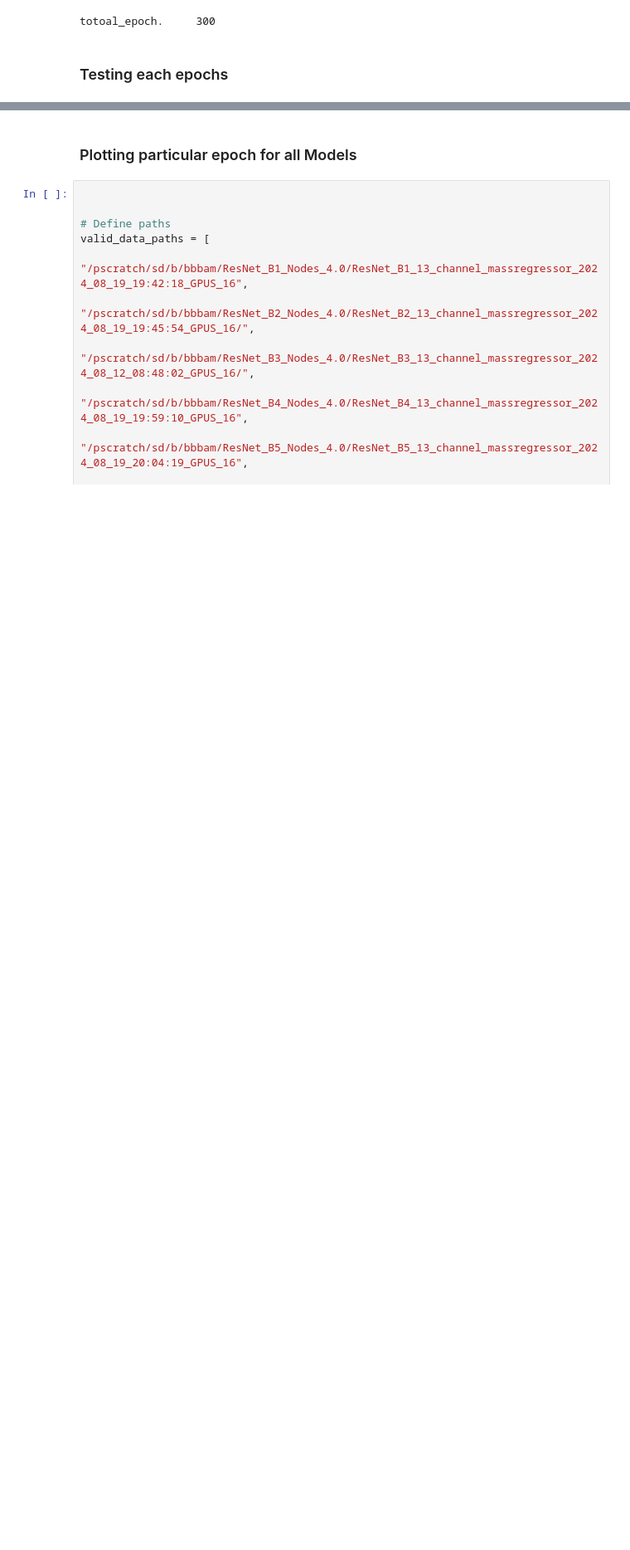
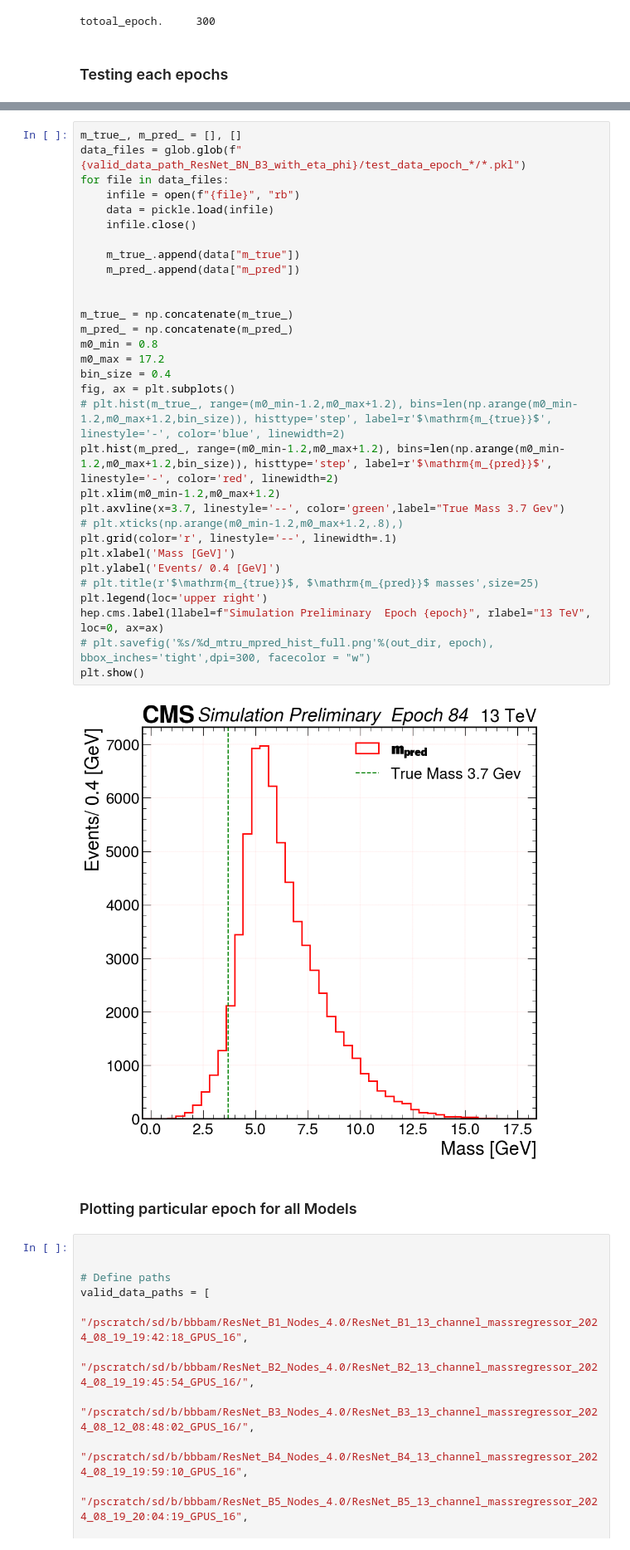
Before and after one commit to bhbam/H_AA_CLuster_jupyter_notebooks, a Jupyter notebook: PL_mass_regression_multi_node_multi_gpu_h5.ipynb, the cells around one changed output, grey strips where cells are left out. Shown at 83% size. Cells and saved outputs as stored; diff of their text form; blank space fills up the shorter version.

```diff
--- a/PL_mass_regression_multi_node_multi_gpu_h5.ipynb
+++ b/PL_mass_regression_multi_node_multi_gpu_h5.ipynb
@@ -106,3 +110,36 @@ for epoch in range(300,301):
+# %%
+m_true_, m_pred_ = [], []
+data_files = glob.glob(f"{valid_data_path_ResNet_BN_B3_with_eta_phi}/test_data_epoch_*/*.pkl")
+for file in data_files:
+    infile = open(f"{file}", "rb")
+    data = pickle.load(infile)
+    infile.close()
+
+    m_true_.append(data["m_true"])
+    m_pred_.append(data["m_pred"])
+
+
+m_true_ = np.concatenate(m_true_)
+m_pred_ = np.concatenate(m_pred_)
+m0_min = 0.8
+m0_max = 17.2
+bin_size = 0.4
+fig, ax = plt.subplots()
+# plt.hist(m_true_, range=(m0_min-1.2,m0_max+1.2), bins=len(np.arange(m0_min-1.2,m0_max+1.2,bin_size)), histtype='step', label=r'$\mathrm{m_{true}}$', linestyle='-', color='blue', linewidth=2)
+plt.hist(m_pred_, range=(m0_min-1.2,m0_max+1.2), bins=len(np.arange(m0_min-1.2,m0_max+1.2,bin_size)), histtype='step', label=r'$\mathrm{m_{pred}}$', linestyle='-', color='red', linewidth=2)
+plt.xlim(m0_min-1.2,m0_max+1.2)
+plt.axvline(x=3.7, linestyle='--', color='green',label="True Mass 3.7 Gev")
+# plt.xticks(np.arange(m0_min-1.2,m0_max+1.2,.8),)
+plt.grid(color='r', linestyle='--', linewidth=.1)
+plt.xlabel('Mass [GeV]')
+plt.ylabel('Events/ 0.4 [GeV]')
+# plt.title(r'$\mathrm{m_{true}}$, $\mathrm{m_{pred}}$ masses',size=25)
+plt.legend(loc='upper right')
+hep.cms.label(llabel=f"Simulation Preliminary  Epoch {epoch}", rlabel="13 TeV", loc=0, ax=ax)
+# plt.savefig('%s/%d_mtru_mpred_hist_full.png'%(out_dir, epoch), bbox_inches='tight',dpi=300, facecolor = "w")
+plt.show()
+# %% [output]
+[figure, added]
 # %% [markdown]
 ### Plotting particular epoch for all Models
 # %%
```
Also changed, not shown: parts of 3 cells of this notebook, 3 other files.
